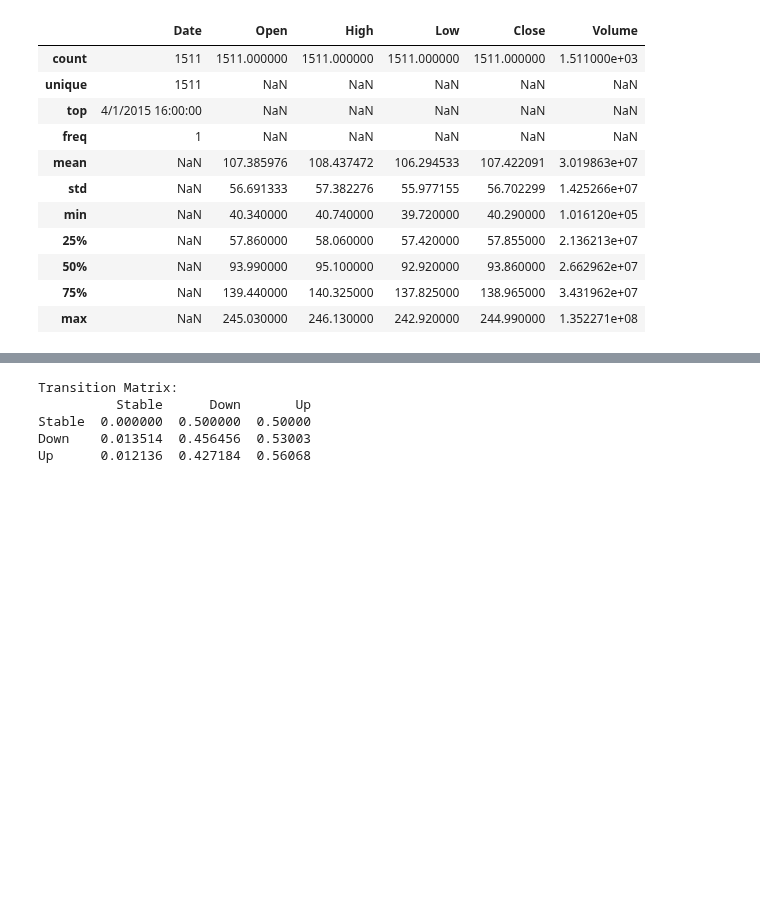
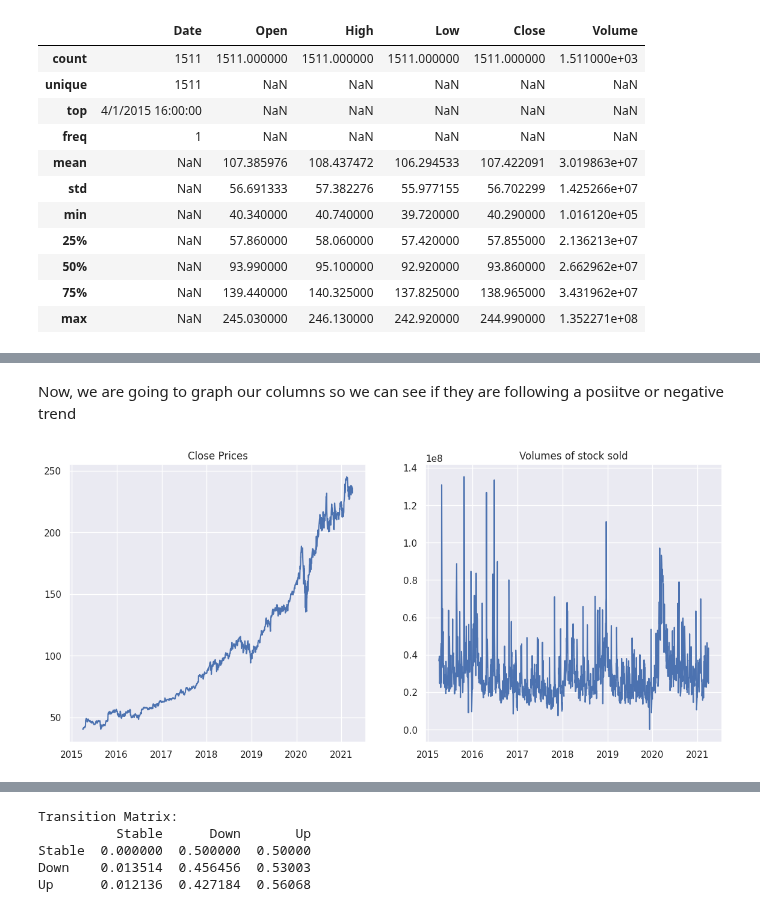
Before and after one commit to Jowayria-27/Artifical-Intelligence-Project, a Jupyter notebook: Microsoft Stocks Prediction.ipynb, the cells around one changed output, grey strips where cells are left out. Saved outputs shown, nothing was run; the diff lists cells and outputs as text; code cells hidden in the pictures; blank space fills up the shorter version.

```diff
--- a/Microsoft Stocks Prediction.ipynb
+++ b/Microsoft Stocks Prediction.ipynb
@@ -167,0 +123,15 @@ Up      0.009744  0.485993  0.504263
+# %% [markdown]
+Now, we are going to graph our columns so we can see if they are following a posiitve or negative trend
+# %%
+f = plt.figure(figsize=(14,6))
+ax = f.add_subplot(121)
+plt.plot(df['Date'], df['Close'])
+plt.title('Close Prices')
+
+
+ax = f.add_subplot(122)
+plt.plot(df['Date'], df['Volume'])
+plt.title('Volumes of stock sold')
+plt.show()
+# %% [output]
+[figure, added]
```
Also changed, not shown: parts of 47 cells of this notebook.
